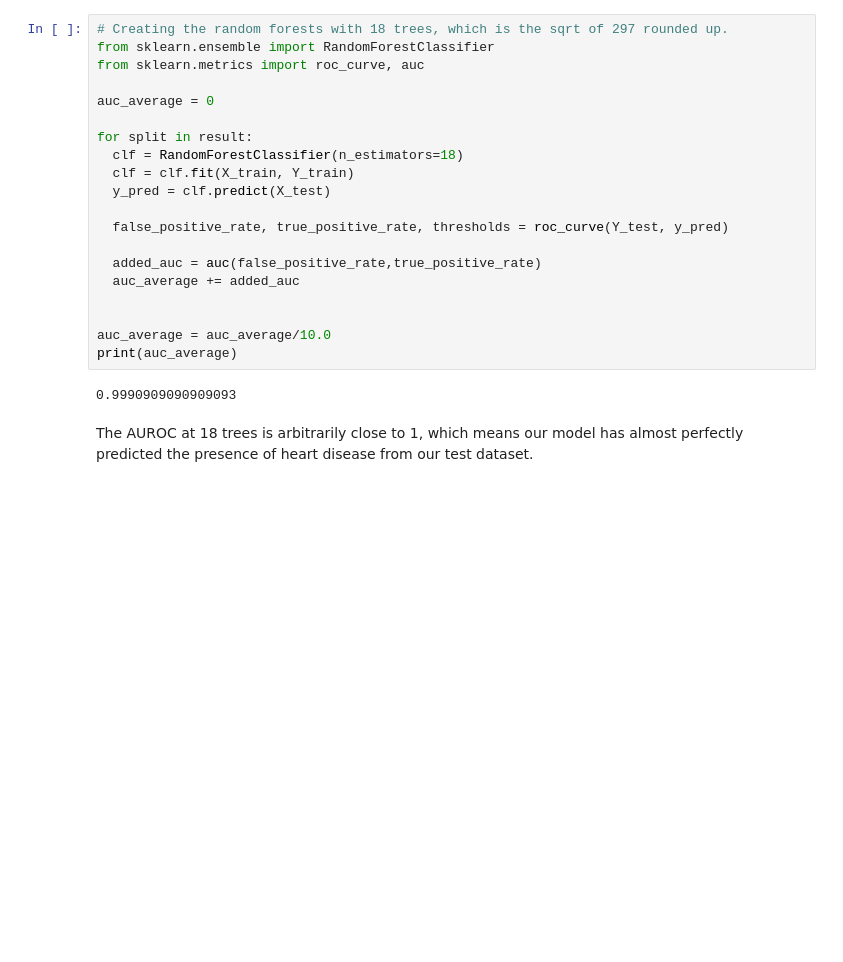
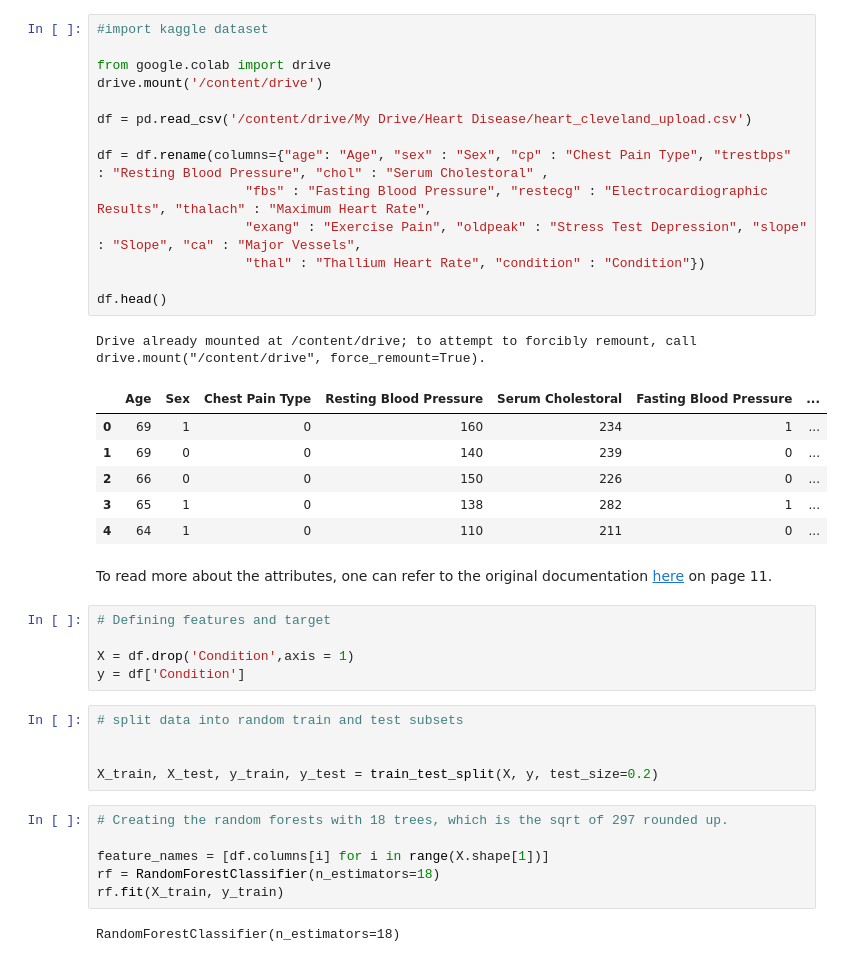
Before and after one commit to jww2145/heart-disease, a Jupyter notebook: Heart_Disease_Lab.ipynb, the cells around one changed output. Drawn from its saved outputs; the diff is of its cells as text; blank space fills up the shorter version.

```diff
--- a/Heart_Disease_Lab.ipynb
+++ b/Heart_Disease_Lab.ipynb
@@ -48,24 +23,42 @@ for i in range(10):
+# %%
+#import kaggle dataset
+
+from google.colab import drive
+drive.mount('/content/drive')
+
+df = pd.read_csv('/content/drive/My Drive/Heart Disease/heart_cleveland_upload.csv')
+
+df = df.rename(columns={"age": "Age", "sex" : "Sex", "cp" : "Chest Pain Type", "trestbps" : "Resting Blood Pressure", "chol" : "Serum Cholestoral" ,
+                   "fbs" : "Fasting Blood Pressure", "restecg" : "Electrocardiographic Results", "thalach" : "Maximum Heart Rate",
+                   "exang" : "Exercise Pain", "oldpeak" : "Stress Test Depression", "slope" : "Slope", "ca" : "Major Vessels",
+                   "thal" : "Thallium Heart Rate", "condition" : "Condition"})
+
+df.head()
+# %% [output]
+Drive already mounted at /content/drive; to attempt to forcibly remount, call drive.mount("/content/drive", force_remount=True).
+|  | Age | Sex | Chest Pain Type | Resting Blood Pressure | Serum Cholestoral | Fasting Blood Pressure | ... |
+| 0 | 69 | 1 | 0 | 160 | 234 | 1 | ... |
+| 1 | 69 | 0 | 0 | 140 | 239 | 0 | ... |
+| 2 | 66 | 0 | 0 | 150 | 226 | 0 | ... |
+| 3 | 65 | 1 | 0 | 138 | 282 | 1 | ... |
+| 4 | 64 | 1 | 0 | 110 | 211 | 0 | ... |
+# %% [markdown]
+To read more about the attributes, one can refer to the original documentation [here](https://libres.uncg.edu/ir/ecsu/f/Brandon_Simmons_Thesis-Final.pdf) on page 11.
+# %%
+# Defining features and target
+
+X = df.drop('Condition',axis = 1)
+y = df['Condition']
+# %%
+# split data into random train and test subsets
+
+
+X_train, X_test, y_train, y_test = train_test_split(X, y, test_size=0.2)
 # %%
 # Creating the random forests with 18 trees, which is the sqrt of 297 rounded up.
-from sklearn.ensemble import RandomForestClassifier
-from sklearn.metrics import roc_curve, auc
 
-auc_average = 0
-
-for split in result:
-  clf = RandomForestClassifier(n_estimators=18)
-  clf = clf.fit(X_train, Y_train)
-  y_pred = clf.predict(X_test)
-
-  false_positive_rate, true_positive_rate, thresholds = roc_curve(Y_test, y_pred)
-
-  added_auc = auc(false_positive_rate,true_positive_rate)
-  auc_average += added_auc
-
-
-auc_average = auc_average/10.0
-print(auc_average)
+feature_names = [df.columns[i] for i in range(X.shape[1])]
+rf = RandomForestClassifier(n_estimators=18)
+rf.fit(X_train, y_train)
 # %% [output]
-0.9990909090909093
+RandomForestClassifier(n_estimators=18)
-# %% [markdown]
-The AUROC at 18 trees is arbitrarily close to 1, which means our model has almost perfectly predicted the presence of heart disease from our test dataset.
```
Also changed, not shown: parts of 14 cells of this notebook.
